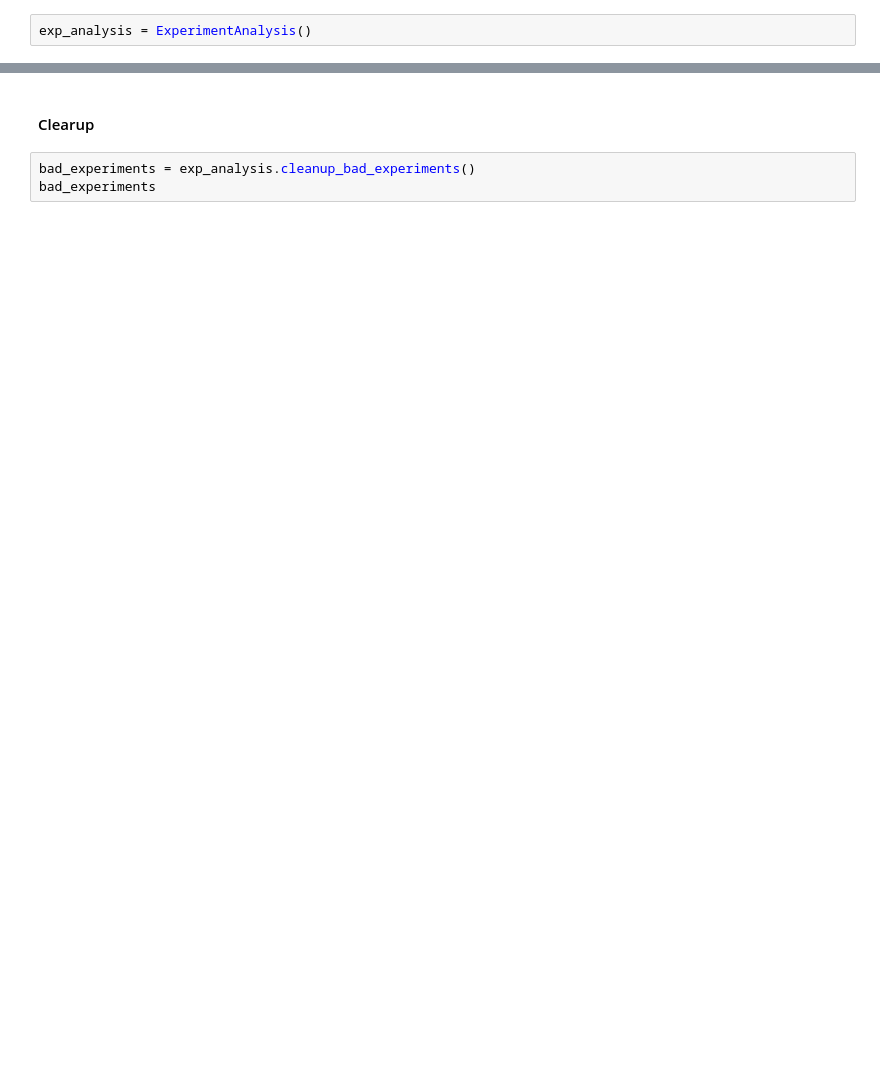
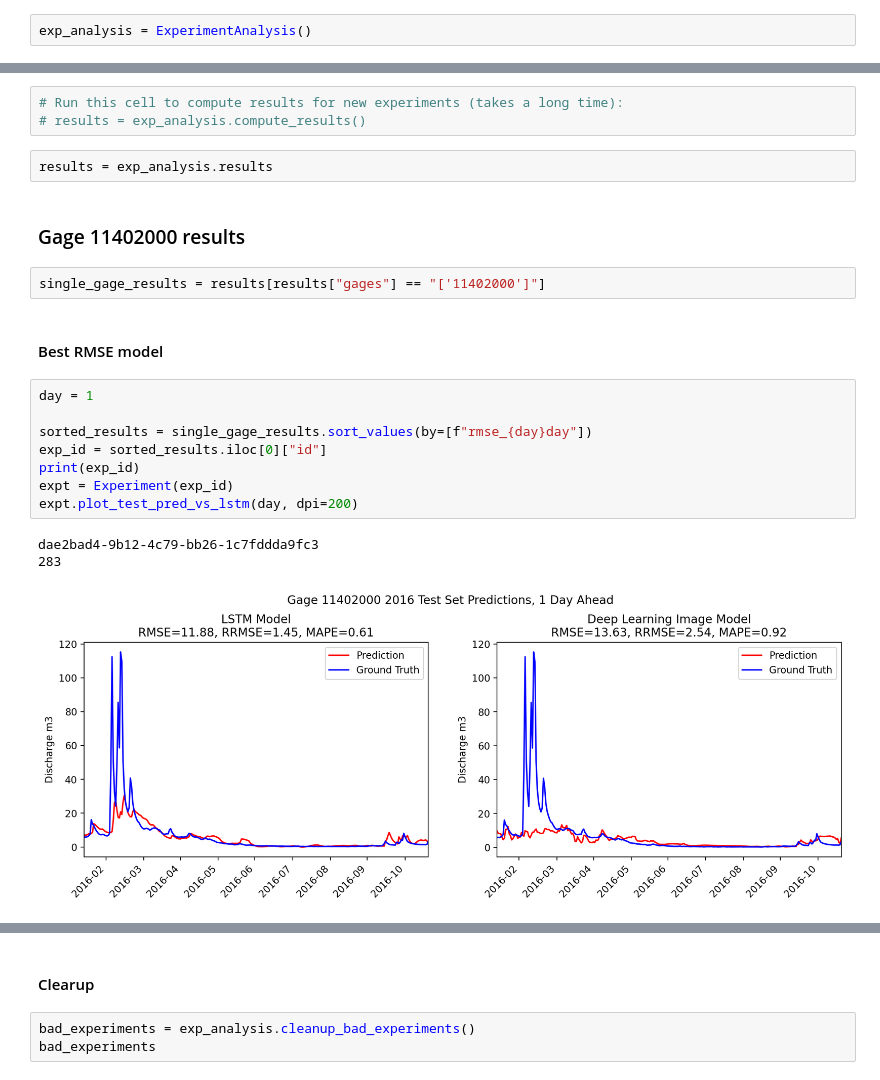
Before and after one commit to MIDS-capstone-fate-of-snow/discharge-estimation, a Jupyter notebook: models/Experiment Analysis.ipynb, the cells around one changed output, grey strips where cells are left out. Cells and saved outputs as stored; diff of their text form; blank space fills up the shorter version.

Commit message:
update analysis notebook

```diff
--- a/models/Experiment Analysis.ipynb
+++ b/models/Experiment Analysis.ipynb
@@ -89,0 +15,23 @@ Name: 22, Length: 65, dtype: object
+# %%
+# Run this cell to compute results for new experiments (takes a long time):
+# results = exp_analysis.compute_results()
+# %%
+results = exp_analysis.results
+# %% [markdown]
+### Gage 11402000 results
+# %%
+single_gage_results = results[results["gages"] == "['11402000']"]
+# %% [markdown]
+#### Best RMSE model
+# %%
+day = 1
+
+sorted_results = single_gage_results.sort_values(by=[f"rmse_{day}day"])
+exp_id = sorted_results.iloc[0]["id"]
+print(exp_id)
+expt = Experiment(exp_id)
+expt.plot_test_pred_vs_lstm(day, dpi=200)
+# %% [output]
+dae2bad4-9b12-4c79-bb26-1c7fddda9fc3
+283
+[figure, added]
```
Also changed, not shown: parts of 19 cells of this notebook.
